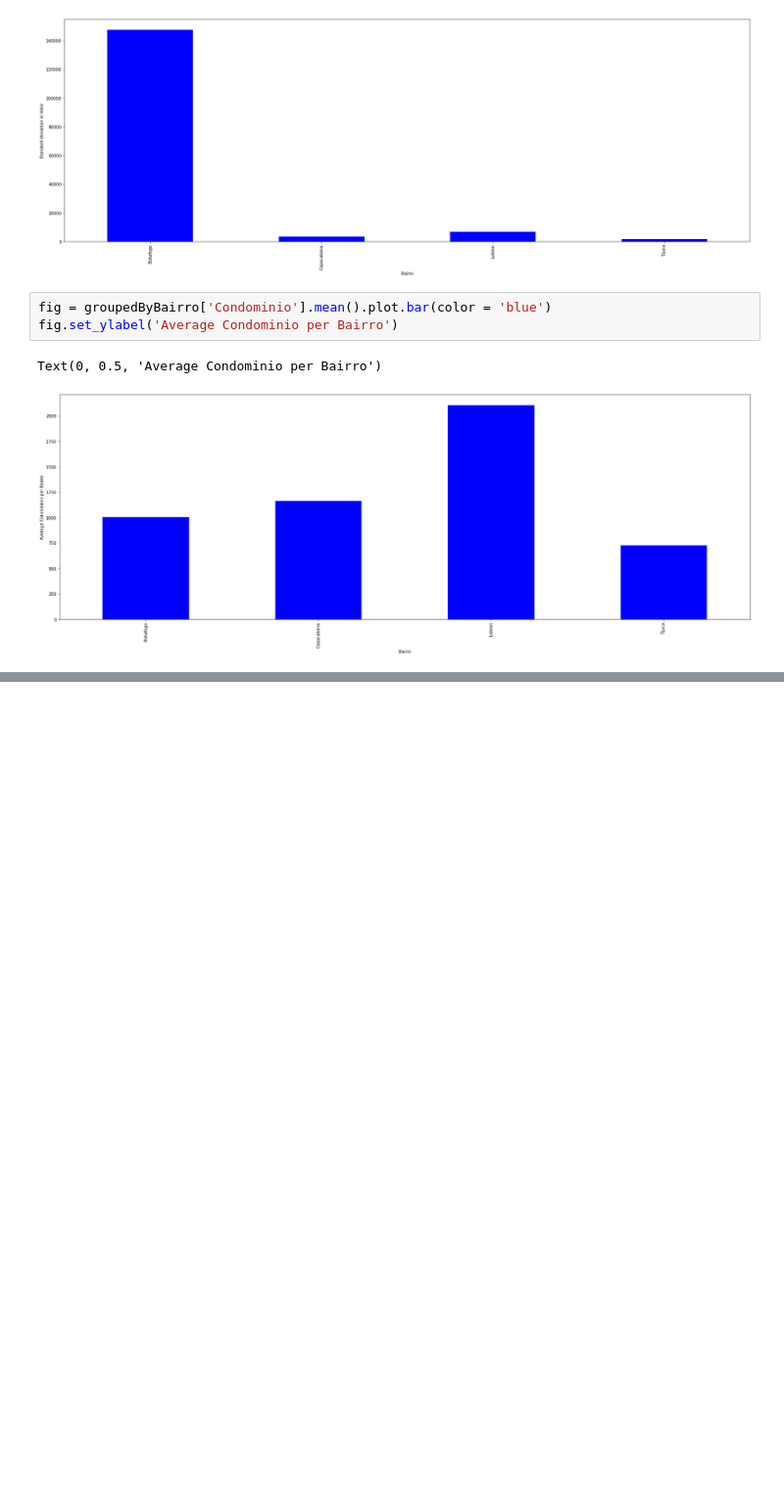
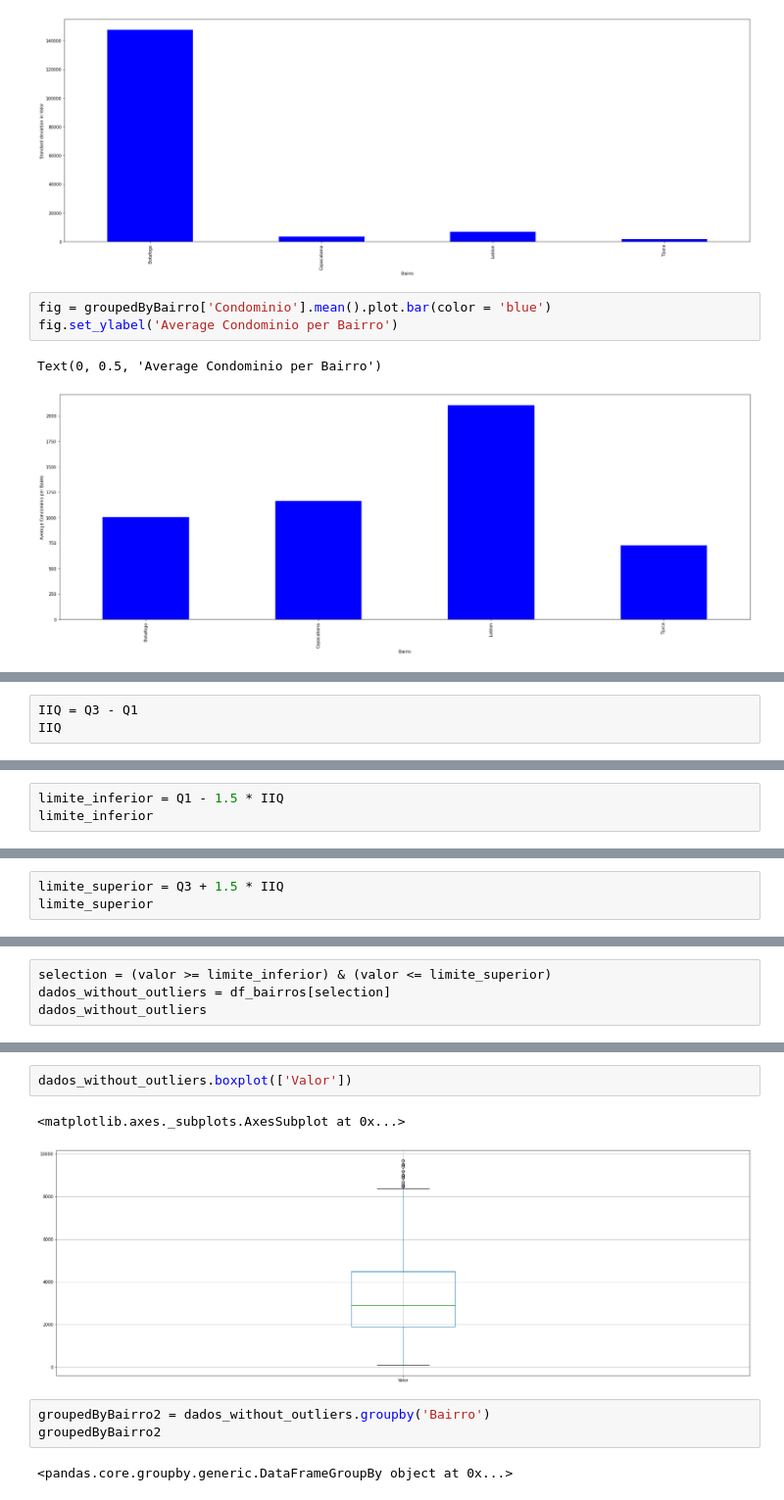
Before and after one commit to nathanqueija/myjourneytodatascience, a Jupyter notebook: 02_pandas_treating_and_analyzing_data/pandas.ipynb, the cells around one changed output, grey strips where cells are left out. Shown at 98% size. Drawn from its saved outputs; the diff is of its cells as text; blank space fills up the shorter version.

Commit message:
finalize pandas course!

```diff
--- a/02_pandas_treating_and_analyzing_data/pandas.ipynb
+++ b/02_pandas_treating_and_analyzing_data/pandas.ipynb
@@ -1207,0 +1270,3 @@ Text(0, 0.5, 'Average Condominio per Bairro')
+# %%
+IIQ = Q3 - Q1
+IIQ
@@ -1207,0 +1275,3 @@ Text(0, 0.5, 'Average Condominio per Bairro')
+# %%
+limite_inferior = Q1 - 1.5 * IIQ
+limite_inferior
@@ -1207,0 +1280,3 @@ Text(0, 0.5, 'Average Condominio per Bairro')
+# %%
+limite_superior = Q3 + 1.5 * IIQ
+limite_superior
@@ -1207,0 +1285,4 @@ Text(0, 0.5, 'Average Condominio per Bairro')
+# %%
+selection = (valor >= limite_inferior) & (valor <= limite_superior)
+dados_without_outliers = df_bairros[selection]
+dados_without_outliers
@@ -1207,0 +1303,10 @@ Text(0, 0.5, 'Average Condominio per Bairro')
+# %%
+dados_without_outliers.boxplot(['Valor'])
+# %% [output]
+<matplotlib.axes._subplots.AxesSubplot at 0x...>
+[figure, added]
+# %%
+groupedByBairro2 = dados_without_outliers.groupby('Bairro')
+groupedByBairro2
+# %% [output]
+<pandas.core.groupby.generic.DataFrameGroupBy object at 0x...>
```
Also changed, not shown: parts of 40 cells of this notebook, 5 other files.
